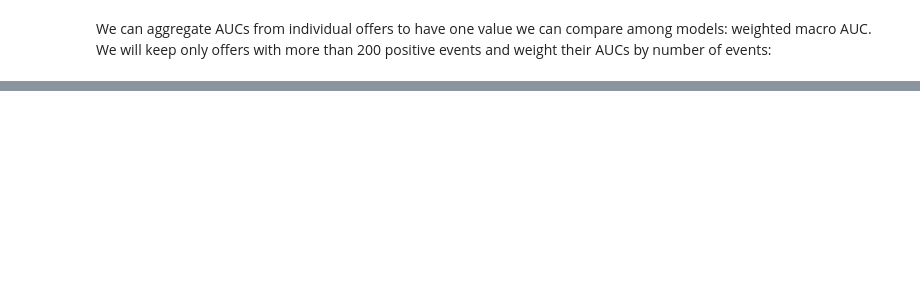
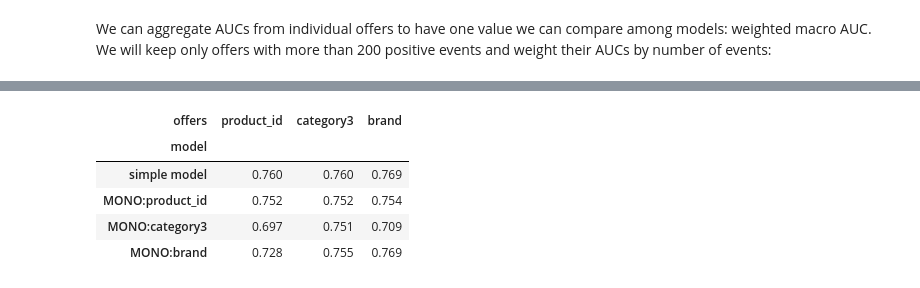
Before and after one commit to tinyclues/group-by-augmentations-model, a Jupyter notebook: training/rees simple model.ipynb, the cells around one changed output, grey strips where cells are left out. Saved outputs shown, nothing was run; the diff lists cells and outputs as text; code cells hidden in the pictures; blank space fills up the shorter version.

```diff
--- a/training/rees simple model.ipynb
+++ b/training/rees simple model.ipynb
@@ -438,0 +414,20 @@ pd.pivot_table(results, 'wAUC', 'model', 'offers')\
+# %%
+results = pd.DataFrame()
+for task_name in ['product_id', 'brand', 'category3']:
+    for model_name in aucs[task_name]:
+        w_auc = wAUC(aucs[task_name][model_name], cutoff_low=10, cutoff_high=200)
+        results = pd.concat([results,
+                             pd.Series({'wAUC': w_auc, 'offers': task_name, 'model': model_name}).to_frame().T],
+                            ignore_index=True)
+# %%
+pd.pivot_table(results, 'wAUC', 'model', 'offers')\
+    .rename(columns={'priceCluster': 'price'}, index={'MONO:priceCluster': 'MONO:price'})\
+    .iloc[[6, 5, 3, 0]][['product_id', 'category3', 'brand']]\
+    .style.background_gradient(cmap='coolwarm').format(precision=3)
+# %% [output]
+| offers | product_id | category3 | brand |
+| model |  |  |  |
+| simple model | 0.760 | 0.760 | 0.769 |
+| MONO:product_id | 0.752 | 0.752 | 0.754 |
+| MONO:category3 | 0.697 | 0.751 | 0.709 |
+| MONO:brand | 0.728 | 0.755 | 0.769 |
```
Also changed, not shown: parts of 14 cells of this notebook.
